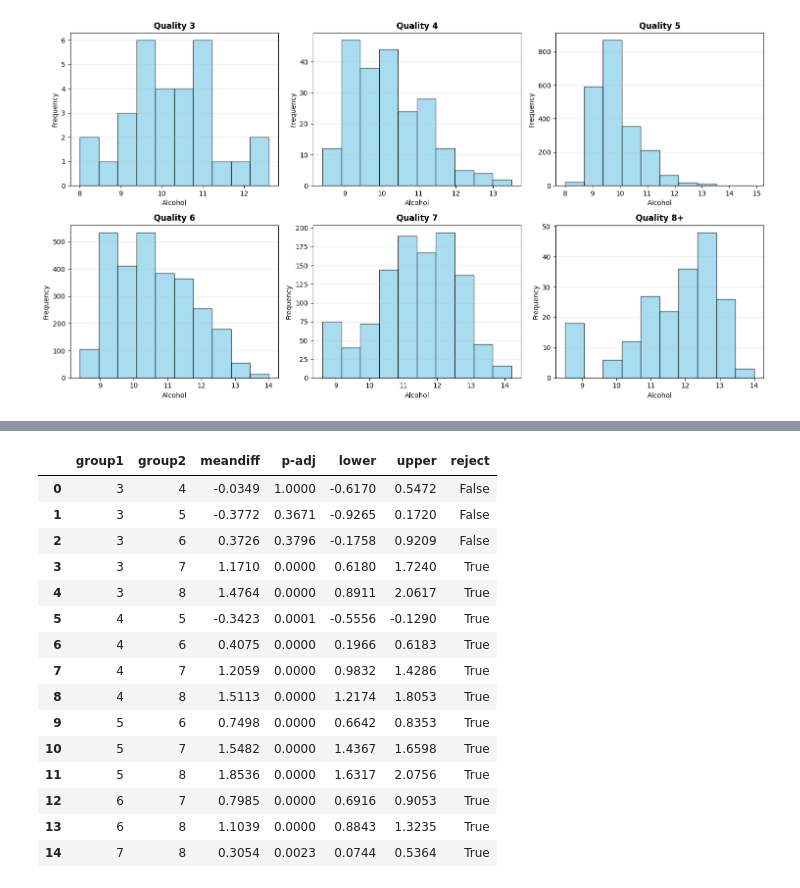
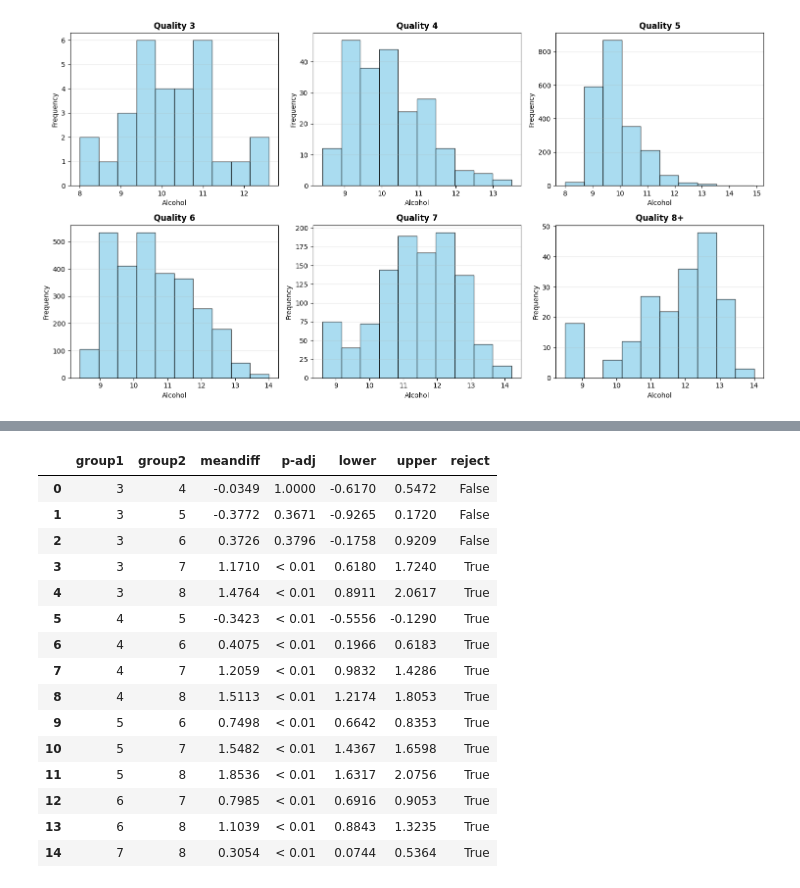
Before and after one commit to 2T1F/wine, a Jupyter notebook: explore.ipynb, the cells around one changed output, grey strips where cells are left out. Saved outputs shown, nothing was run; the diff lists cells and outputs as text; code cells hidden in the pictures.

```diff
--- a/explore.ipynb
+++ b/explore.ipynb
@@ -675,7 +675,7 @@ print("ANOVA Results:")
 print("=" * 50)
 print(anova_table)
 print(f"\nF-statistic: {anova_table.loc['C(quality)', 'F']:.4f}")
-print(f"P-value: {anova_table.loc['C(quality)', 'PR(>F)']:.2e}")
+print(f"P-value: {anova_table.loc['C(quality)', 'PR(>F)']:.4e}")
 
 # put anova results into a dataframe
 anova_results_df = pd.DataFrame({
@@ -702,6 +702,9 @@ tukey_summary = pd.DataFrame(data=tukey_results._results_table.data[1:],
                             columns=tukey_results._results_table.data[0])
 # save the Tukey summary table to a CSV file
 tukey_summary = tukey_summary.round(4)
+#put  < 0.01 in the p-adj column
+tukey_summary['p-adj'] = tukey_summary['p-adj'].apply(lambda x: '< 0.01' if x < 0.01 else f'{x:.4f}')
+# turn meandiff into percentage difference
 tukey_summary.to_csv('tukey_hsd_results.csv', index=False)
 tukey_summary
 # %% [output]
@@ -716,18 +719,18 @@ P-value: 0.00e+00
 
 ANOVA Result: There are significant differences in alcohol content between quality groups (p < 0.05)
 |  | group1 | group2 | meandiff | p-adj | lower | upper | reject |
 | 0 | 3 | 4 | -0.0349 | 1.0000 | -0.6170 | 0.5472 | False |
 | 1 | 3 | 5 | -0.3772 | 0.3671 | -0.9265 | 0.1720 | False |
 | 2 | 3 | 6 | 0.3726 | 0.3796 | -0.1758 | 0.9209 | False |
-| 3 | 3 | 7 | 1.1710 | 0.0000 | 0.6180 | 1.7240 | True |
-| 4 | 3 | 8 | 1.4764 | 0.0000 | 0.8911 | 2.0617 | True |
-| 5 | 4 | 5 | -0.3423 | 0.0001 | -0.5556 | -0.1290 | True |
-| 6 | 4 | 6 | 0.4075 | 0.0000 | 0.1966 | 0.6183 | True |
-| 7 | 4 | 7 | 1.2059 | 0.0000 | 0.9832 | 1.4286 | True |
-| 8 | 4 | 8 | 1.5113 | 0.0000 | 1.2174 | 1.8053 | True |
-| 9 | 5 | 6 | 0.7498 | 0.0000 | 0.6642 | 0.8353 | True |
-| 10 | 5 | 7 | 1.5482 | 0.0000 | 1.4367 | 1.6598 | True |
-| 11 | 5 | 8 | 1.8536 | 0.0000 | 1.6317 | 2.0756 | True |
-| 12 | 6 | 7 | 0.7985 | 0.0000 | 0.6916 | 0.9053 | True |
-| 13 | 6 | 8 | 1.1039 | 0.0000 | 0.8843 | 1.3235 | True |
-| 14 | 7 | 8 | 0.3054 | 0.0023 | 0.0744 | 0.5364 | True |
+| 3 | 3 | 7 | 1.1710 | < 0.01 | 0.6180 | 1.7240 | True |
+| 4 | 3 | 8 | 1.4764 | < 0.01 | 0.8911 | 2.0617 | True |
+| 5 | 4 | 5 | -0.3423 | < 0.01 | -0.5556 | -0.1290 | True |
+| 6 | 4 | 6 | 0.4075 | < 0.01 | 0.1966 | 0.6183 | True |
+| 7 | 4 | 7 | 1.2059 | < 0.01 | 0.9832 | 1.4286 | True |
+| 8 | 4 | 8 | 1.5113 | < 0.01 | 1.2174 | 1.8053 | True |
+| 9 | 5 | 6 | 0.7498 | < 0.01 | 0.6642 | 0.8353 | True |
+| 10 | 5 | 7 | 1.5482 | < 0.01 | 1.4367 | 1.6598 | True |
+| 11 | 5 | 8 | 1.8536 | < 0.01 | 1.6317 | 2.0756 | True |
+| 12 | 6 | 7 | 0.7985 | < 0.01 | 0.6916 | 0.9053 | True |
+| 13 | 6 | 8 | 1.1039 | < 0.01 | 0.8843 | 1.3235 | True |
+| 14 | 7 | 8 | 0.3054 | < 0.01 | 0.0744 | 0.5364 | True |
```
Also changed, not shown: parts of 1 cell of this notebook, 1 other file.
